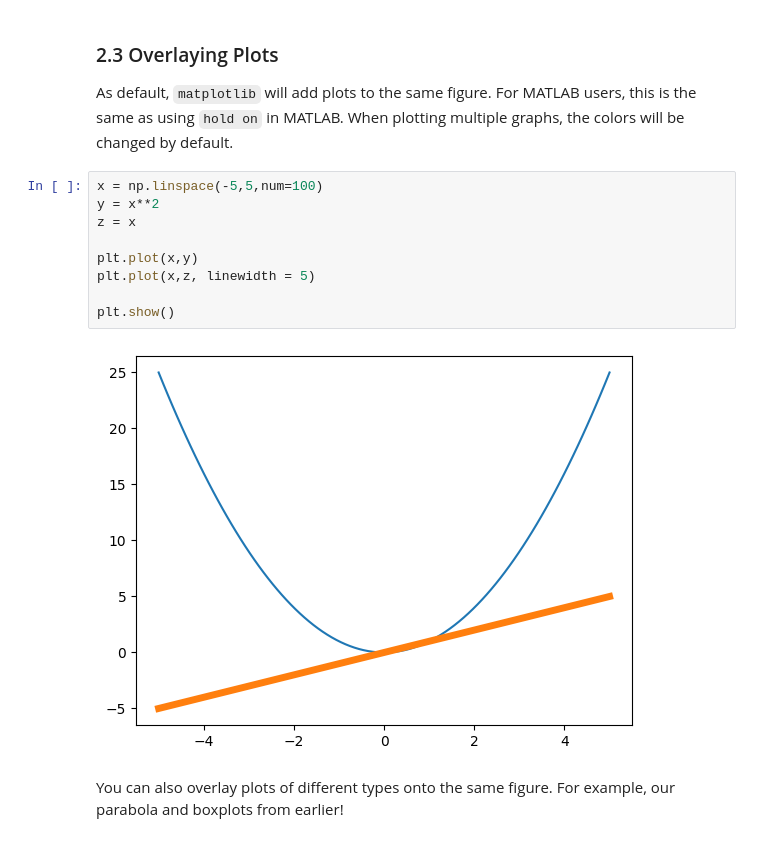
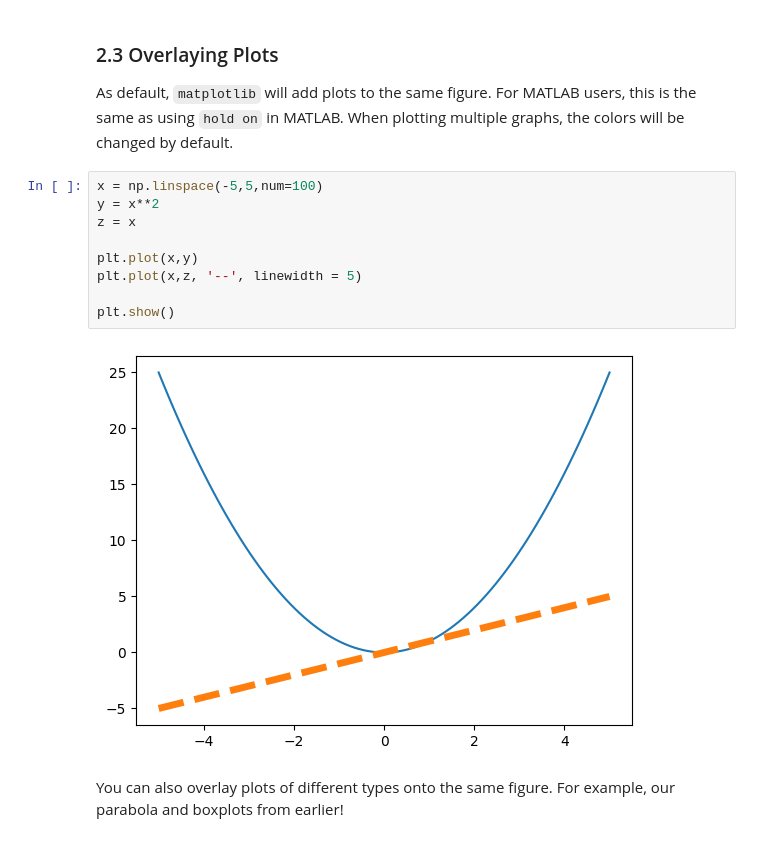
Before and after one commit to UVaBME/BME_JumpStart_Drafts, a Jupyter notebook: Day 2/Lesson-2-Intro-Data-Visualization.ipynb, the cells around one changed output. Drawn from its saved outputs; the diff is of its cells as text.

```diff
--- a/Day 2/Lesson-2-Intro-Data-Visualization.ipynb
+++ b/Day 2/Lesson-2-Intro-Data-Visualization.ipynb
@@ -75,14 +87,14 @@ As default, `matplotlib` will add plots to the same figure. For MATLAB users, th
 # %%
 x = np.linspace(-5,5,num=100)
 y = x**2
 z = x
 
 plt.plot(x,y)
-plt.plot(x,z, linewidth = 5)
+plt.plot(x,z, '--', linewidth = 5)
 
 plt.show()
 # %% [output]
-[figure, old version]
+[figure, new version]
 # %% [markdown]
 You can also overlay plots of different types onto the same figure. For example, our parabola and boxplots from earlier!
 # %%
```
Also changed, not shown: parts of 13 cells of this notebook.
